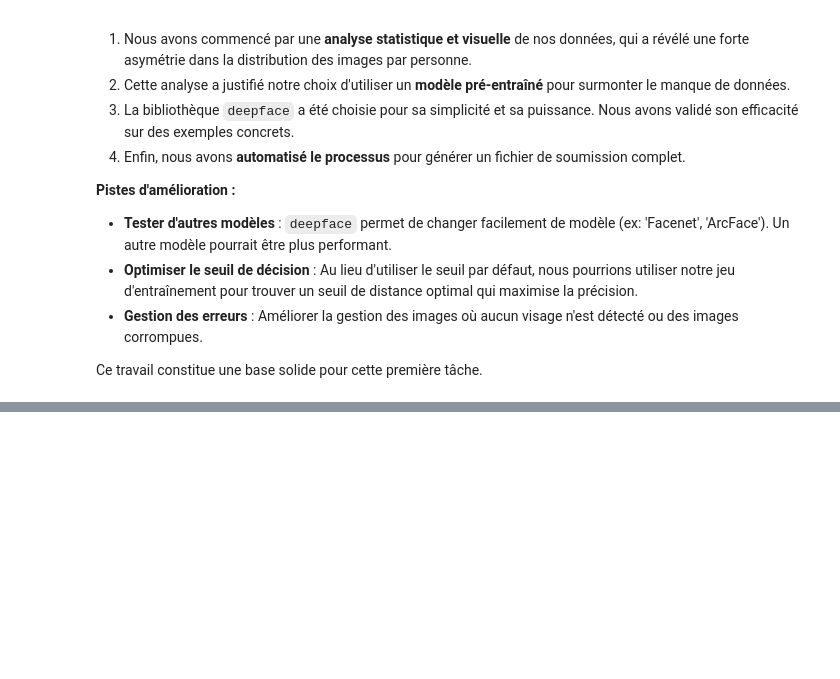
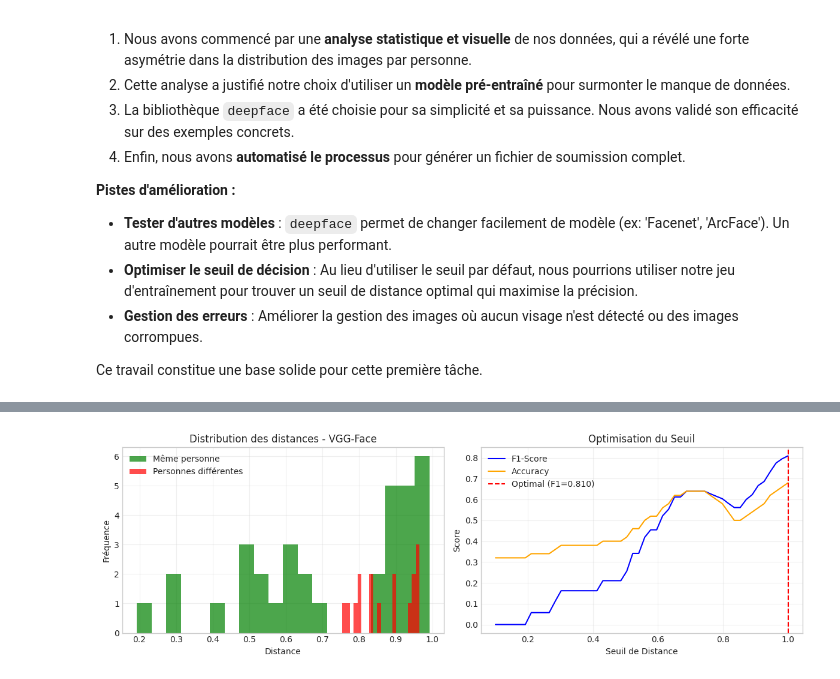
Before and after one commit to manfoya/anip-facial-ocr-challenge, a Jupyter notebook: notebooks/1_facial_recognition.ipynb, the cells around one changed output, grey strips where cells are left out. Drawn from its saved outputs; the diff is of its cells as text; code cells hidden in the pictures; blank space fills up the shorter version.

```diff
--- a/notebooks/1_facial_recognition.ipynb
+++ b/notebooks/1_facial_recognition.ipynb
@@ -353,0 +657,84 @@ Ce travail constitue une base solide pour cette première tâche.
+# %%
+# Analyse des distances pour optimiser le seuil
+def analyze_distances_and_optimize_threshold(result_dict):
+    """
+    Analyse les distances et trouve le seuil optimal
+    """
+    distances = result_dict['distances']
+    true_labels = result_dict['true_labels']
+    model_name = result_dict['model']
+
+    # Créer un DataFrame pour faciliter l'analyse
+    df_analysis = pd.DataFrame({
+        'distance': distances,
+        'true_label': true_labels
+    })
+
+    print(f"\n📊 Analyse des distances pour {model_name}")
+    print("="*50)
+
+    # Statistiques par classe
+    same_person = df_analysis[df_analysis['true_label'] == 1]['distance']
+    diff_person = df_analysis[df_analysis['true_label'] == 0]['distance']
+
+    print(f"Distances pour MÊME personne (n={len(same_person)}):")
+    print(f"  Moyenne: {same_person.mean():.3f}, Médiane: {same_person.median():.3f}")
+    print(f"  Min: {same_person.min():.3f}, Max: {same_person.max():.3f}")
+
+    print(f"\nDistances pour personnes DIFFÉRENTES (n={len(diff_person)}):")
+    print(f"  Moyenne: {diff_person.mean():.3f}, Médiane: {diff_person.median():.3f}")
+    print(f"  Min: {diff_person.min():.3f}, Max: {diff_person.max():.3f}")
+
+    # Visualisation des distributions
+    plt.figure(figsize=(12, 4))
+
+    plt.subplot(1, 2, 1)
+    plt.hist(same_person, bins=20, alpha=0.7, label='Même personne', color='green')
+    plt.hist(diff_person, bins=20, alpha=0.7, label='Personnes différentes', color='red')
+    plt.xlabel('Distance')
+    plt.ylabel('Fréquence')
+    plt.title(f'Distribution des distances - {model_name}')
+    plt.legend()
+    plt.grid(True, alpha=0.3)
+
+    # Test de différents seuils
+    thresholds = np.linspace(0.1, 1.0, 50)
+    f1_scores = []
+    accuracies = []
+
+    for threshold in thresholds:
+        predictions_thresh = [1 if d <= threshold else 0 for d in distances]
+        f1 = f1_score(true_labels, predictions_thresh)
+        acc = accuracy_score(true_labels, predictions_thresh)
+        f1_scores.append(f1)
+        accuracies.append(acc)
+
+    # Trouver le seuil optimal
+    optimal_idx = np.argmax(f1_scores)
+    optimal_threshold = thresholds[optimal_idx]
+    optimal_f1 = f1_scores[optimal_idx]
+
+    plt.subplot(1, 2, 2)
+    plt.plot(thresholds, f1_scores, label='F1-Score', color='blue')
+    plt.plot(thresholds, accuracies, label='Accuracy', color='orange')
+    plt.axvline(optimal_threshold, color='red', linestyle='--',
+                label=f'Optimal (F1={optimal_f1:.3f})')
+    plt.xlabel('Seuil de Distance')
+    plt.ylabel('Score')
+    plt.title('Optimisation du Seuil')
+    plt.legend()
+    plt.grid(True, alpha=0.3)
+
+    plt.tight_layout()
+    plt.show()
+
+    print(f"\n🎯 Seuil optimal: {optimal_threshold:.3f}")
+    print(f"   F1-Score optimal: {optimal_f1:.3f}")
+    print(f"   Accuracy au seuil optimal: {accuracies[optimal_idx]:.3f}")
+
+    return optimal_threshold, optimal_f1
+
+# Analyser le meilleur modèle (celui avec le meilleur F1)
+best_result = max(all_results, key=lambda x: x['f1_score'])
+optimal_threshold, optimal_f1 = analyze_distances_and_optimize_threshold(best_result)
+# %% [output]
@@ -353,0 +750 @@ Ce travail constitue une base solide pour cette première tâche.
+[figure, added]
```
Also changed, not shown: parts of 18 cells of this notebook.
